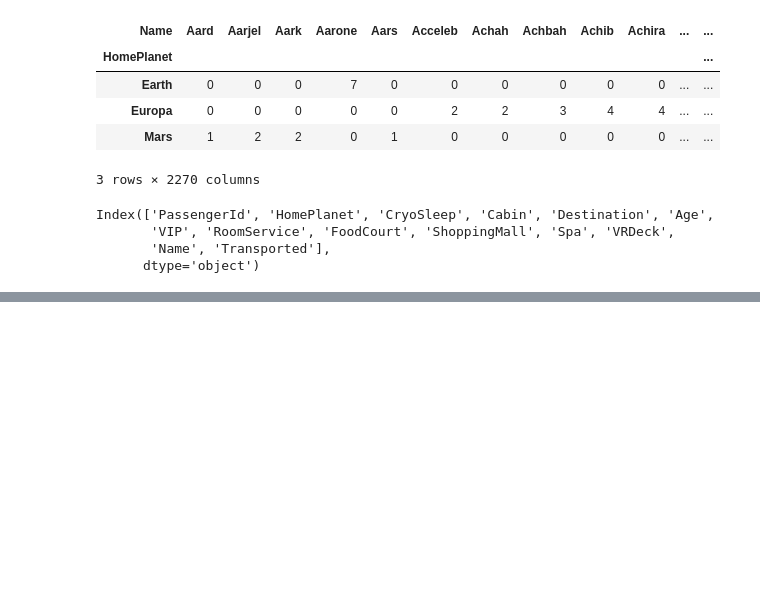
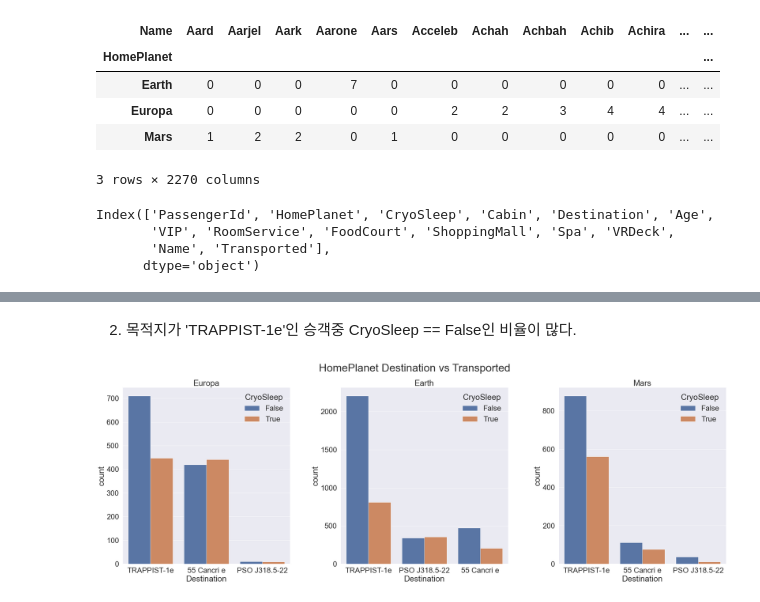
Before and after one commit to HyeonGeunY/kaggle, a Jupyter notebook: spaceship_titanic/notebooks/spaceshiptitanic-prediction.ipynb, the cells around one changed output, grey strips where cells are left out. Saved outputs shown, nothing was run; the diff lists cells and outputs as text; code cells hidden in the pictures; blank space fills up the shorter version.

```diff
--- a/spaceship_titanic/notebooks/spaceshiptitanic-prediction.ipynb
+++ b/spaceship_titanic/notebooks/spaceshiptitanic-prediction.ipynb
@@ -85,0 +140,15 @@ Index(['PassengerId', 'HomePlanet', 'CryoSleep', 'Cabin', 'Destination', 'Age',
+# %% [markdown]
+2. 목적지가 'TRAPPIST-1e'인 승객중 CryoSleep == False인 비율이 많다.
+# %%
+homeplanets = list(df_train["HomePlanet"].unique())[:-1]
+destinations = list(df_train["Destination"].unique())[:-1]
+f, ax = plt.subplots(1, 3, figsize=(40, 12))
+for i, p in enumerate(homeplanets):
+    y_position = 1.02
+    g = sns.countplot("Destination", hue="CryoSleep", data=df_train[df_train["HomePlanet"]==p], ax=ax[i])
+    g.set_title(p)
+    plt.subplots_adjust(wspace=0.3, hspace=0.5)
+f.suptitle("HomePlanet Destination vs Transported", fontsize=40)
+plt.show()
+# %% [output]
+[figure, added]
```
Also changed, not shown: parts of 18 cells of this notebook, 1 other file.
